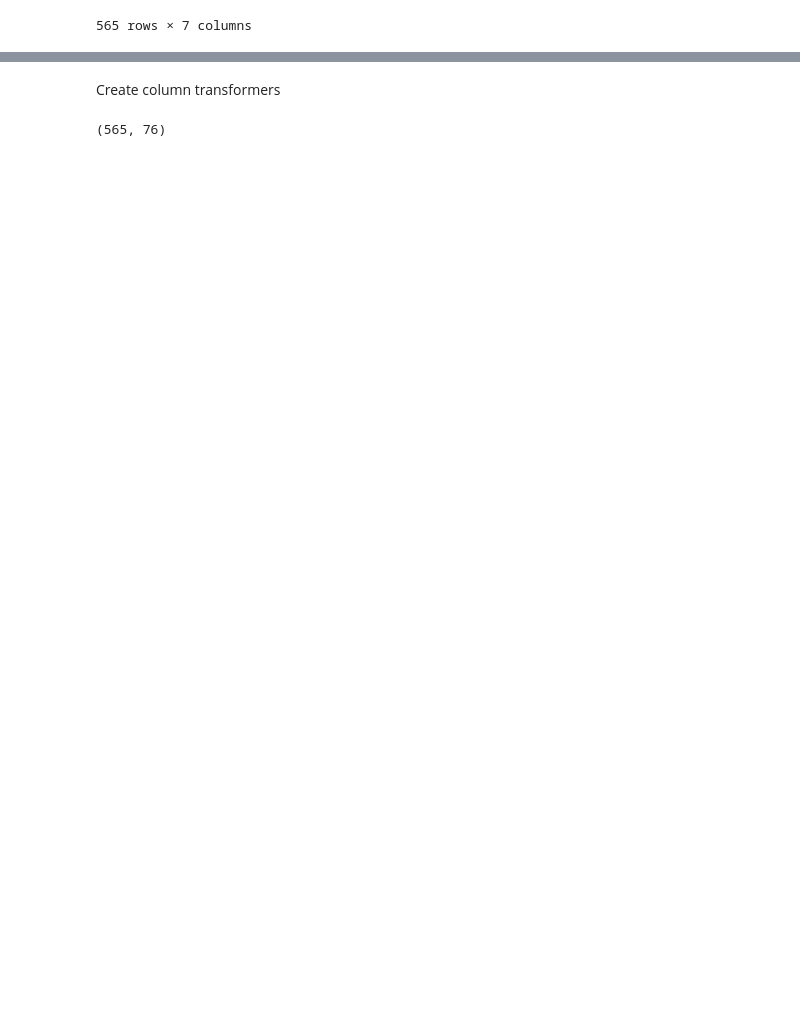
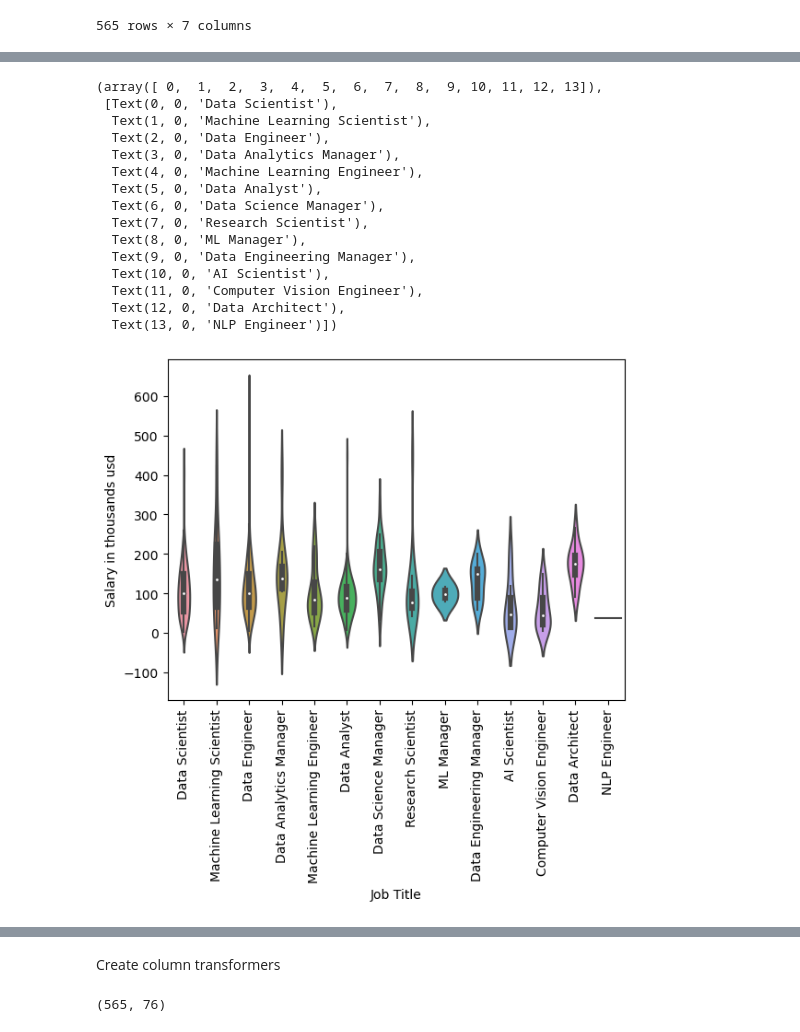
Before and after one commit to etietopabraham/Competent_Profiles, a Jupyter notebook: notebook/Model_Training.ipynb, the cells around one changed output, grey strips where cells are left out. Drawn from its saved outputs; the diff is of its cells as text; code cells hidden in the pictures; blank space fills up the shorter version.

```diff
--- a/notebook/Model_Training.ipynb
+++ b/notebook/Model_Training.ipynb
@@ -136,0 +145,22 @@ cat
+# %%
+sns.violinplot(x=df['job_title'], y=df['salary_in_k_usd'])
+plt.xlabel("Job Title")
+plt.ylabel("Salary in thousands usd")
+plt.xticks(rotation=90)
+# %% [output]
+(array([ 0,  1,  2,  3,  4,  5,  6,  7,  8,  9, 10, 11, 12, 13]),
+ [Text(0, 0, 'Data Scientist'),
+  Text(1, 0, 'Machine Learning Scientist'),
+  Text(2, 0, 'Data Engineer'),
+  Text(3, 0, 'Data Analytics Manager'),
+  Text(4, 0, 'Machine Learning Engineer'),
+  Text(5, 0, 'Data Analyst'),
+  Text(6, 0, 'Data Science Manager'),
+  Text(7, 0, 'Research Scientist'),
+  Text(8, 0, 'ML Manager'),
+  Text(9, 0, 'Data Engineering Manager'),
+  Text(10, 0, 'AI Scientist'),
+  Text(11, 0, 'Computer Vision Engineer'),
+  Text(12, 0, 'Data Architect'),
+  Text(13, 0, 'NLP Engineer')])
+[figure, added]
```
Also changed, not shown: parts of 16 cells of this notebook, 4 other files.
